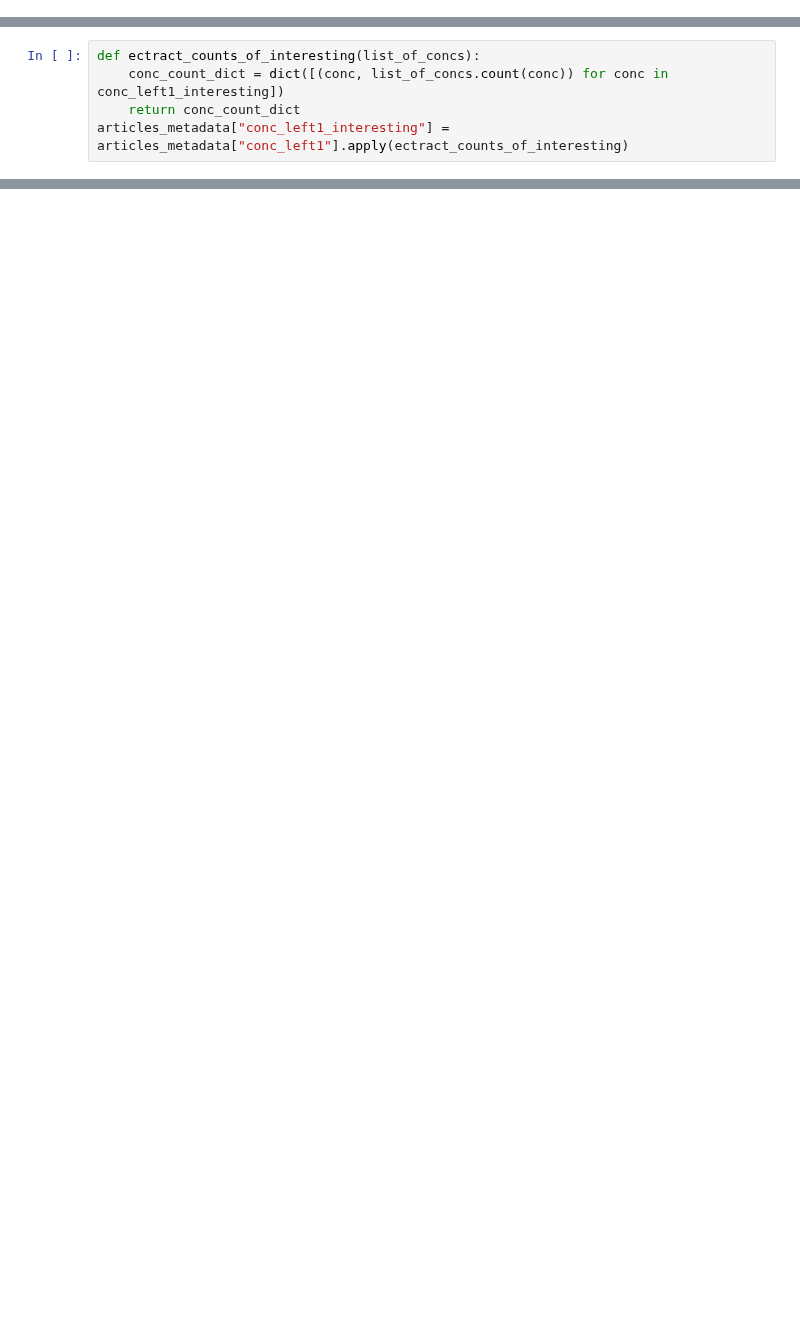
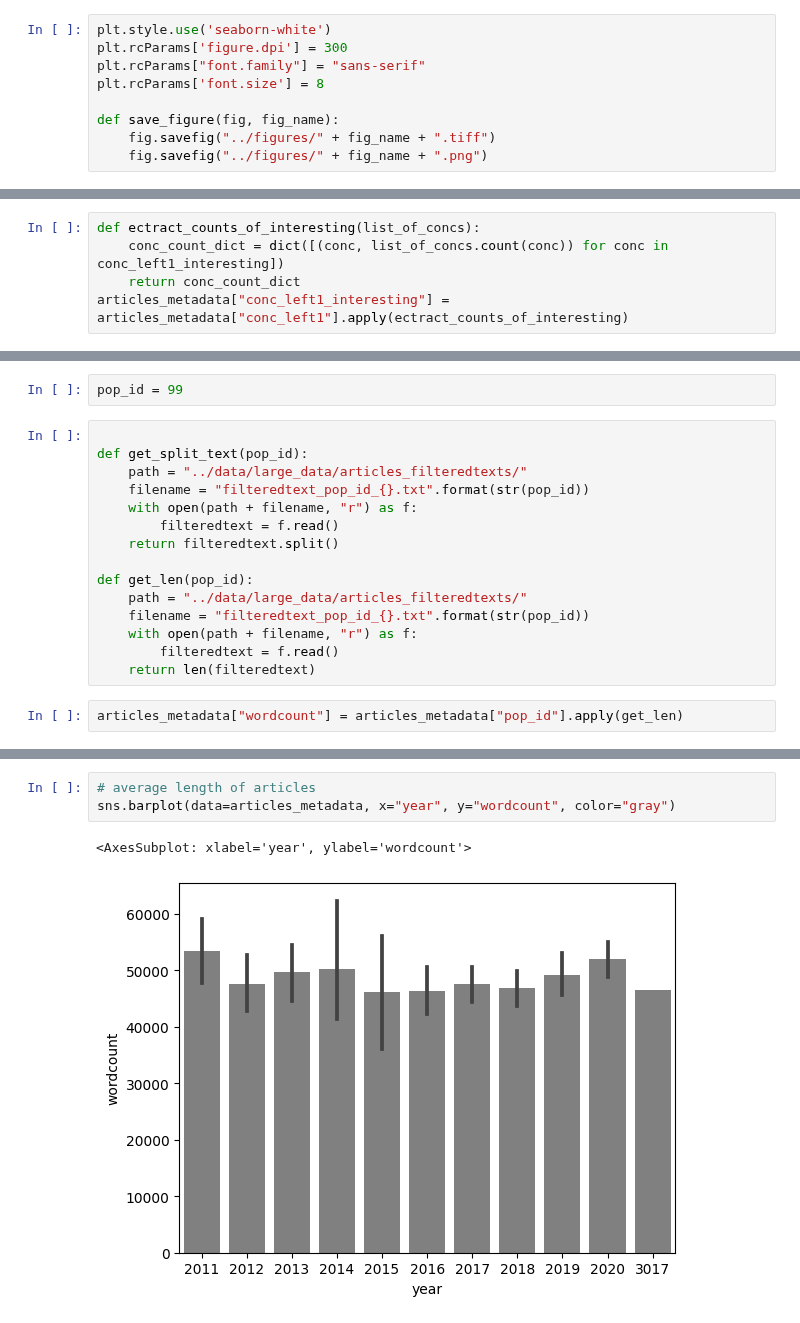
Before and after one commit to CCS-ZCU/pop, a Jupyter notebook: scripts/5_exploring_trends.ipynb, the cells around one changed output, grey strips where cells are left out. Drawn from its saved outputs; the diff is of its cells as text; blank space fills up the shorter version.

```diff
--- a/scripts/5_exploring_trends.ipynb
+++ b/scripts/5_exploring_trends.ipynb
@@ -8,3 +11,12 @@ from importlib import reload
+# %%
+plt.style.use('seaborn-white')
+plt.rcParams['figure.dpi'] = 300
+plt.rcParams["font.family"] = "sans-serif"
+plt.rcParams['font.size'] = 8
+
+def save_figure(fig, fig_name):
+    fig.savefig("../figures/" + fig_name + ".tiff")
+    fig.savefig("../figures/" + fig_name + ".png")
 # %%
 pop_data = google_conf.setup(sheet_url="https://docs.google.com/spreadsheets/d/1o8L0Rt4CzQ_DcYdaKgCdige4nJs0sydlTGiMBSstQtc/edit?usp=sharing", service_account_path="../../ServiceAccountsKey.json")
 # %%
@@ -257,0 +264,19 @@ articles_metadata.head(20)
+# %%
+pop_id = 99
+# %%
+
+def get_split_text(pop_id):
+    path = "../data/large_data/articles_filteredtexts/"
+    filename = "filteredtext_pop_id_{}.txt".format(str(pop_id))
+    with open(path + filename, "r") as f:
+        filteredtext = f.read()
+    return filteredtext.split()
+
+def get_len(pop_id):
+    path = "../data/large_data/articles_filteredtexts/"
+    filename = "filteredtext_pop_id_{}.txt".format(str(pop_id))
+    with open(path + filename, "r") as f:
+        filteredtext = f.read()
+    return len(filteredtext)
+# %%
+articles_metadata["wordcount"] = articles_metadata["pop_id"].apply(get_len)
@@ -257,0 +350,6 @@ articles_metadata.head(20)
+# %%
+# average length of articles
+sns.barplot(data=articles_metadata, x="year", y="wordcount", color="gray")
+# %% [output]
+<AxesSubplot: xlabel='year', ylabel='wordcount'>
+[figure, added]
```
Also changed, not shown: parts of 33 cells of this notebook, 7 other files.
